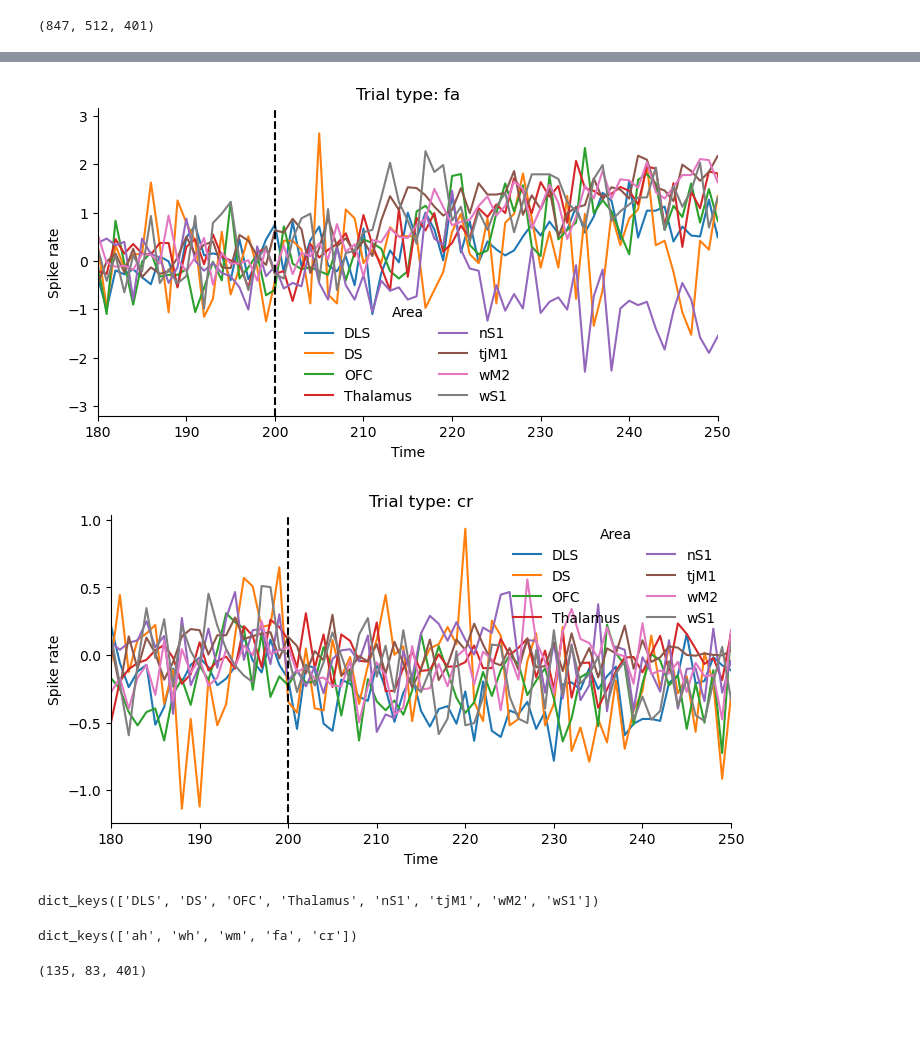
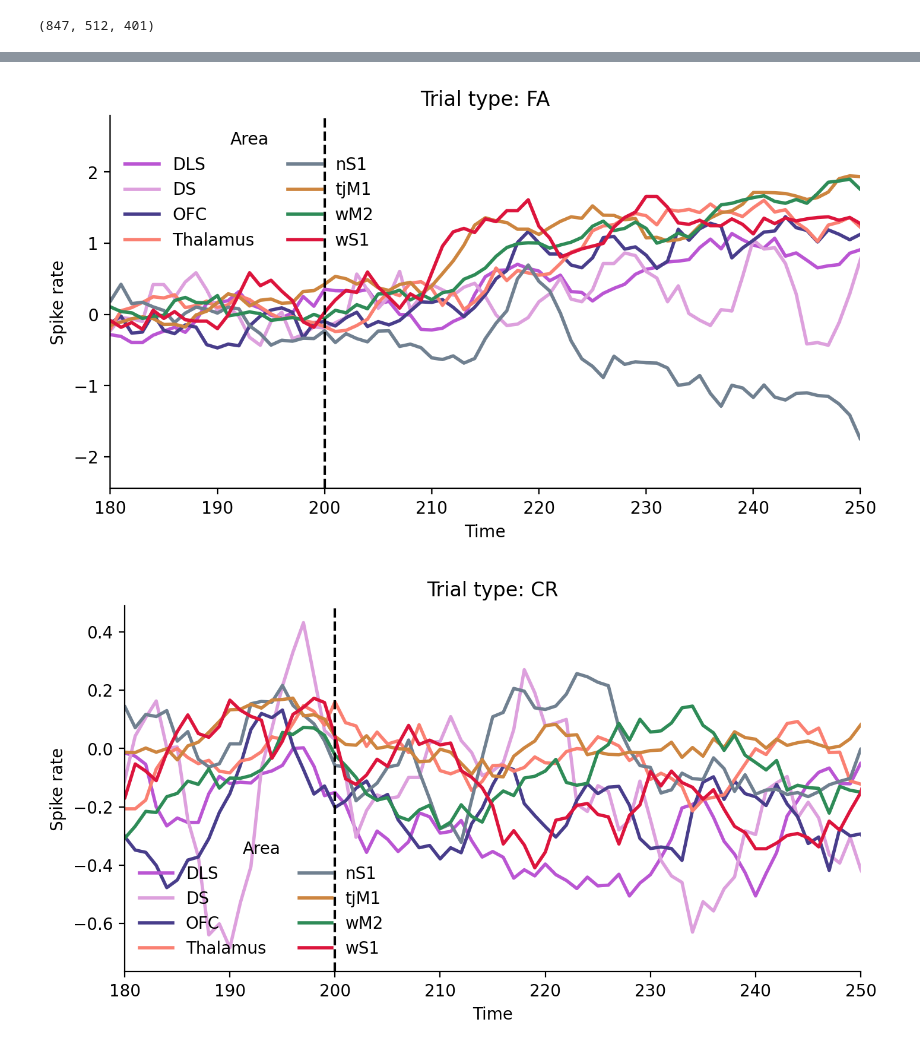
Before and after one commit to abisi/comm-project, a Jupyter notebook: code/data_psth.ipynb, the cells around one changed output, grey strips where cells are left out. Cells and saved outputs as stored; diff of their text form; code cells hidden in the pictures; blank space fills up the shorter version.

```diff
--- a/code/data_psth.ipynb
+++ b/code/data_psth.ipynb
@@ -8,4 +11,6 @@ import pandas as pd
 # %%
 data_path =  r'C:\Users\alex.legariamacal\Downloads\fwcajalproject'
+data_path =  '../data/'
+
 print(os.listdir(data_path))
 # %% [output]
@@ -35,7 +40,7 @@ trial_colors = {'ah':'mediumblue',
 # %% [markdown]
 #### Load neuron data
 # %%
-fname = 'ab042_cluster_spike_times_2.csv'
+fname = 'ab042_cluster_spike_times.csv'
 neuron_df = pd.read_csv(os.path.join(data_path,fname))
 neuron_df.head()
 # %% [output]
@@ -71,10 +76,11 @@ for trial_type in trial_type_list:
     all_psths[trial_type] = {}
     trial_indices = trial_df[trial_df[trial_type]==1].index.values
 
-    fig, ax = plt.subplots(1,1, figsize=(8,4), dpi=100)
+    fig, ax = plt.subplots(1,1, figsize=(8,4), dpi=200)
     #for ax in axs.flat:
     ax.spines[['right', 'top']].set_visible(False)
 
+    #area_list_sub = ['OFC','tjM1']
     for area in area_list:
         neuron_indices = neuron_df[neuron_df.area==area].index.values
         #print('Number of neurons:', len(neuron_indices))
@@ -86,12 +92,16 @@ for trial_type in trial_type_list:
         #print('Sub array dim', spike_array_sub.shape)
 
 
-
-        ax.plot((np.mean(spike_array_sub, axis=(0,1)) - bas) /0.01, label=area)
+        psth = (np.mean(spike_array_sub, axis=(0,1)) - bas) /0.01
+        psth_smooth = convolve_1d(psth, kernel_size=5)
+        ax.plot(psth_smooth,
+                label=area,
+                c=get_area_color(area),
+               lw=2)
 
 
     # Legend
-    ax.set_title('Trial type: {}'.format(trial_type))
+    ax.set_title('Trial type: {}'.format(trial_type.upper()))
     ax.axvline(x=200, ls='--',c='k')
     ax.set_xlim(180, 250)
     ax.set_xlabel('Time')
@@ -104,14 +114,2 @@ for trial_type in trial_type_list:
-[figure, old version]
+[figure, new version]
-[figure, old version]
+[figure, new version]
-# %%
-all_psths['ah'].keys()
-# %% [output]
-dict_keys(['DLS', 'DS', 'OFC', 'Thalamus', 'nS1', 'tjM1', 'wM2', 'wS1'])
-# %%
-all_psths.keys()
-# %% [output]
-dict_keys(['ah', 'wh', 'wm', 'fa', 'cr'])
-# %%
-all_psths["ah"]["DLS"].shape
-# %% [output]
-(135, 83, 401)
```
Also changed, not shown: parts of 16 cells of this notebook, 1 other file.
